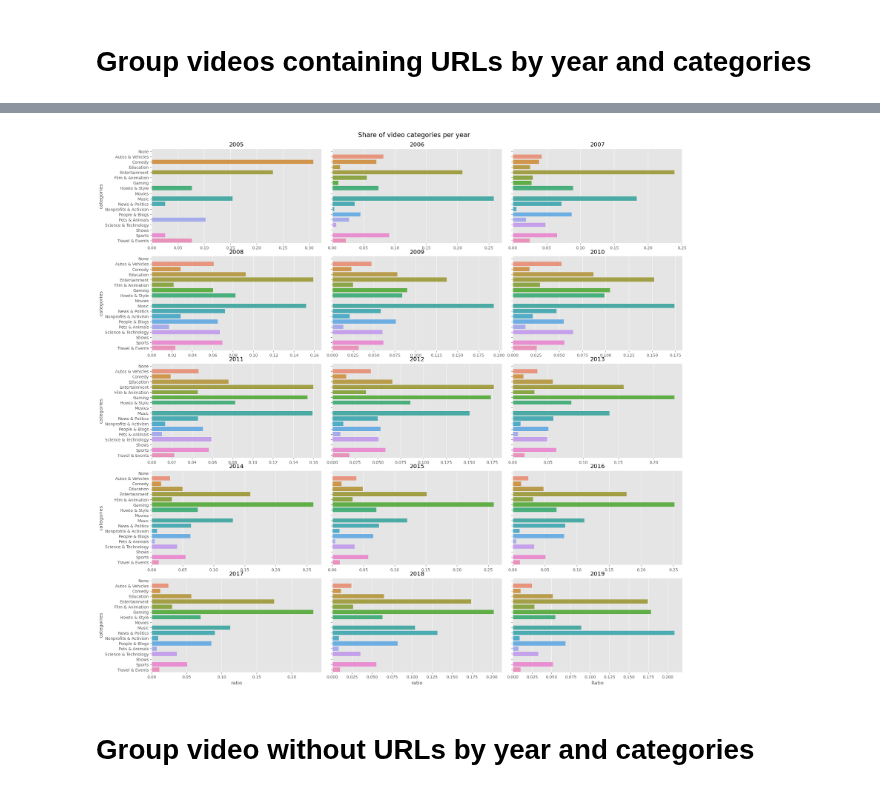
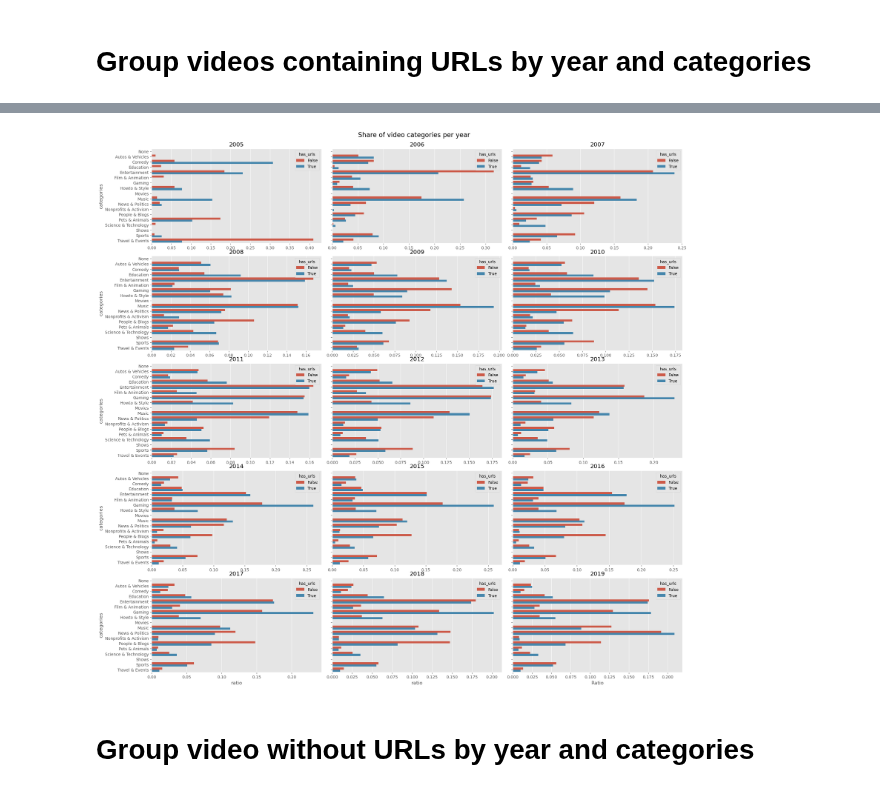
Before and after one commit to epfl-ada/ada-2022-project-fraisetagada, a Jupyter notebook: visu_sponsor_video.ipynb, the cells around one changed output, grey strips where cells are left out. Saved outputs shown, nothing was run; the diff lists cells and outputs as text; code cells hidden in the pictures.

```diff
--- a/visu_sponsor_video.ipynb
+++ b/visu_sponsor_video.ipynb
@@ -293,22 +94,57 @@ ratios[ratios.year == 2011]
-# %%
-fig, axs = plt.subplots(5, 3, sharey=True, figsize=(19, 19))
-fig.suptitle("Share of video categories per year", fontsize=16, y=1)
-
-fig.tight_layout()
-for year, ax in zip(years, axs.ravel()):
-    p = sns.barplot(
-        ax=ax, data=ratios[ratios["year"] == year], y="categories", x="ratio"
-    )
-    idx = year - 2005
-    if idx % 3 != 0:
-        p.set(ylabel=None)
-    if idx < 12:
-        p.set(xlabel=None)
-    ax.set_title(year)
-
-plt.xlabel("Ratio")
-plt.show()
-# %% [output]
-[figure, removed]
+# %%
+#Video without URLs
+df_no_urls = df.where(df["has_urls"] == "false")
+# Group the videos by year and month and count the number of such videos
+df_dates_no_urls = df_no_urls.withColumn("year", year(df_no_urls.upload_date)).withColumn("month", month(df_no_urls.upload_date))
+vids_per_month_per_cat_no_urls = df_dates_no_urls.select("display_id", "categories", "year").groupBy("year", "categories").count()
+# Convert the Spark dataframe into a Pandas dataframe to easily plot the values
+count_cat_no_urls = vids_per_month_per_cat_no_urls.toPandas()
+count_cat_idx_no_urls = count_cat_no_urls.set_index(['year', 'categories']).unstack(fill_value=0)["count"].unstack().reset_index(name='count').reset_index().drop("index", axis=1)
+vids_per_year_no_urls = count_cat_idx_no_urls.groupby(["year"])["count"].sum()
+ratios_no_urls = count_cat_idx_no_urls.copy()
+ratios_no_urls["ratio"] = ratios_no_urls.groupby(["year"])["count"].apply(lambda x: x / x.sum())
+ratios_no_urls.categories = ratios_no_urls.categories.replace('', 'None')
+ratios_no_urls["has_urls"] = False
+#videos with URLs
+df_urls = df.where(df["has_urls"] == "true")
+# Group the videos by year and month and count the number of such videos
+df_dates = df_urls.withColumn("year", year(df_urls.upload_date)).withColumn("month", month(df_urls.upload_date))
+vids_per_month_per_cat = df_dates.select("display_id", "categories", "year").groupBy("year", "categories").count()
+# Convert the Spark dataframe into a Pandas dataframe to easily plot the values
+count_cat = vids_per_month_per_cat.toPandas()
+count_cat_idx = count_cat.set_index(['year', 'categories']).unstack(fill_value=0)["count"].unstack().reset_index(name='count').reset_index().drop("index", axis=1)
+vids_per_year = count_cat_idx.groupby(["year"])["count"].sum()
+ratios = count_cat_idx.copy()
+ratios["ratio"] = ratios.groupby(["year"])["count"].apply(lambda x: x / x.sum())
+ratios.categories = ratios.categories.replace('', 'None')
+ratios["has_urls"] = True
+
+#Combine two ratios
+all_ratios = pd.concat([ratios, ratios_no_urls])
+
+
+fig, axs = plt.subplots(5, 3, sharey=True, figsize=(19, 19))
+fig.suptitle("Share of video categories per year", fontsize=16, y=1)
+
+fig.tight_layout()
+
+years = range(2005, 2020)
+for ye, ax in zip(years, axs.ravel()):
+    p = sns.barplot(
+        ax=ax, data=all_ratios[all_ratios["year"] == ye], y="categories", x="ratio", hue = "has_urls"
+    )
+
+    idx = ye - 2005
+    if idx % 3 != 0:
+        p.set(ylabel=None)
+    if idx < 12:
+        p.set(xlabel=None)
+    ax.set_title(ye)
+
+
+plt.xlabel("Ratio")
+plt.show()
+# %% [output]
+[figure, added]
 # %% [markdown]
 # Group video without URLs by year and categories
```
Also changed, not shown: parts of 34 cells of this notebook.
